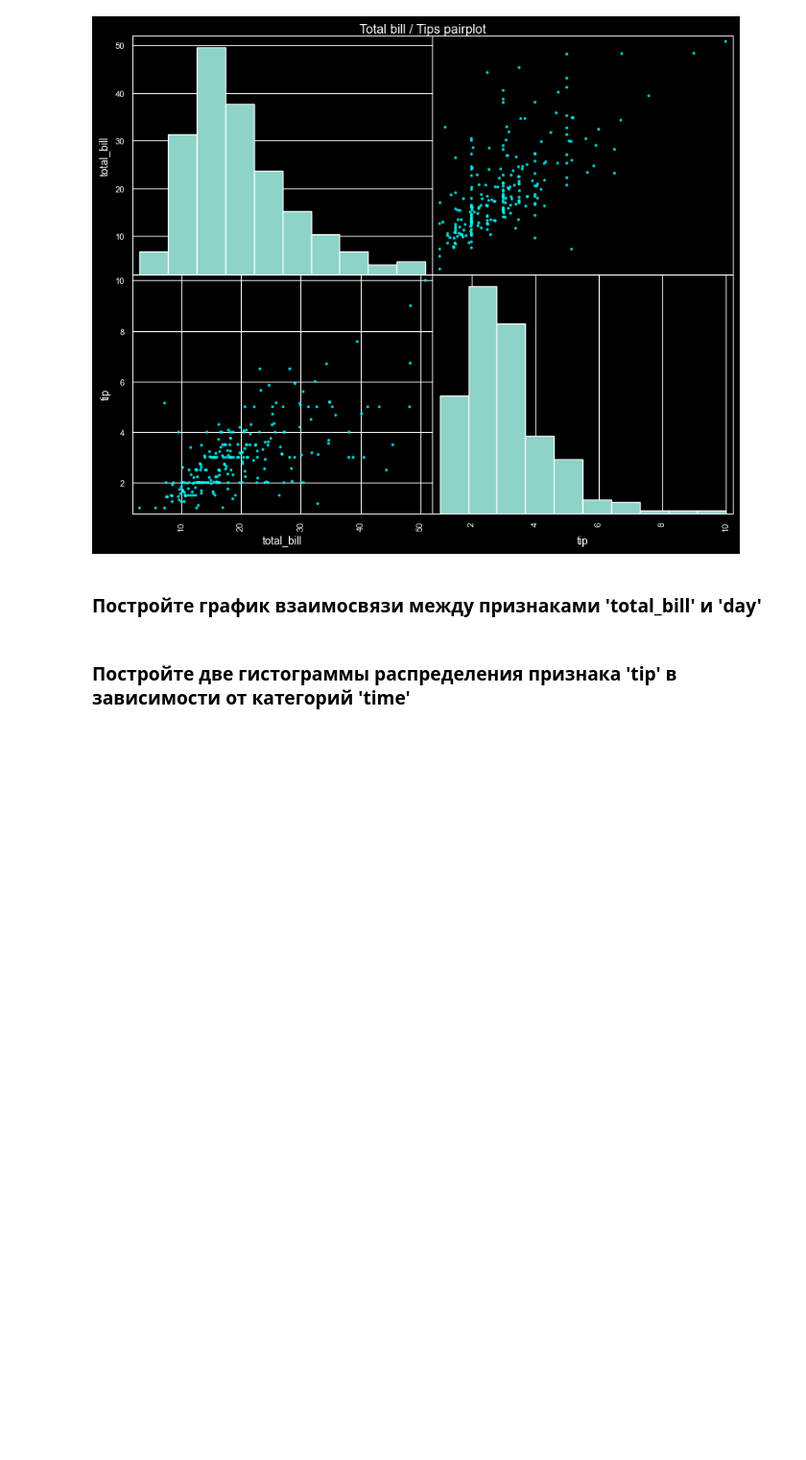
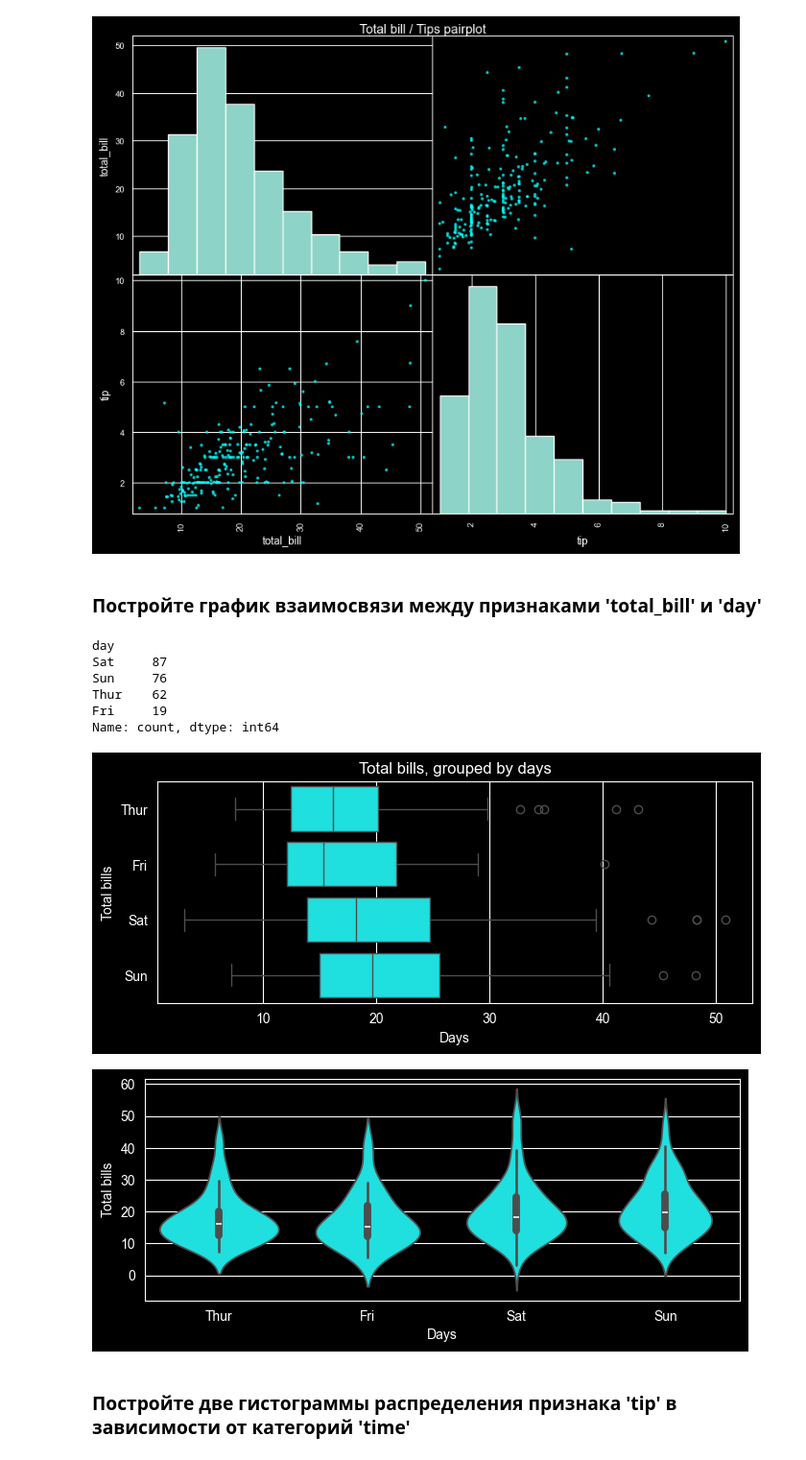
Before and after one commit to Evgeny725/ml-basics, a Jupyter notebook: homework_07/homework_07.ipynb, the cells around one changed output. Shown at 96% size. Saved outputs shown, nothing was run; the diff lists cells and outputs as text; code cells hidden in the pictures; blank space fills up the shorter version.

```diff
--- a/homework_07/homework_07.ipynb
+++ b/homework_07/homework_07.ipynb
@@ -309,3 +307,34 @@ plt.show()
+# %%
+import seaborn as sns
+import matplotlib.pyplot as plt
+import pandas as pd
+my_dataset = sns.load_dataset("tips")
+
+print(my_dataset['day'].value_counts())
+
+# box plot
+plt.figure(figsize=(8, 3))
+sns.boxplot(data = my_dataset, x = 'total_bill', y = 'day', color = 'cyan')
+plt.title('Total bills, grouped by days')
+plt.xlabel('Days')
+plt.ylabel('Total bills')
+plt.show()
+
+# violin plot
+plt.figure(figsize=(8, 3))
+sns.violinplot(data=my_dataset, x='day', y='total_bill', color = 'cyan')
+plt.xlabel('Days')
+plt.ylabel('Total bills')
+plt.show()
+# %% [output]
+day
+Sat     87
+Sun     76
+Thur    62
+Fri     19
+Name: count, dtype: int64
+[figure, added]
+[figure, added]
 # %% [markdown]
 
 ### Постройте две гистограммы распределения признака 'tip' в зависимости от категорий 'time'
```
Also changed, not shown: parts of 5 cells of this notebook.
